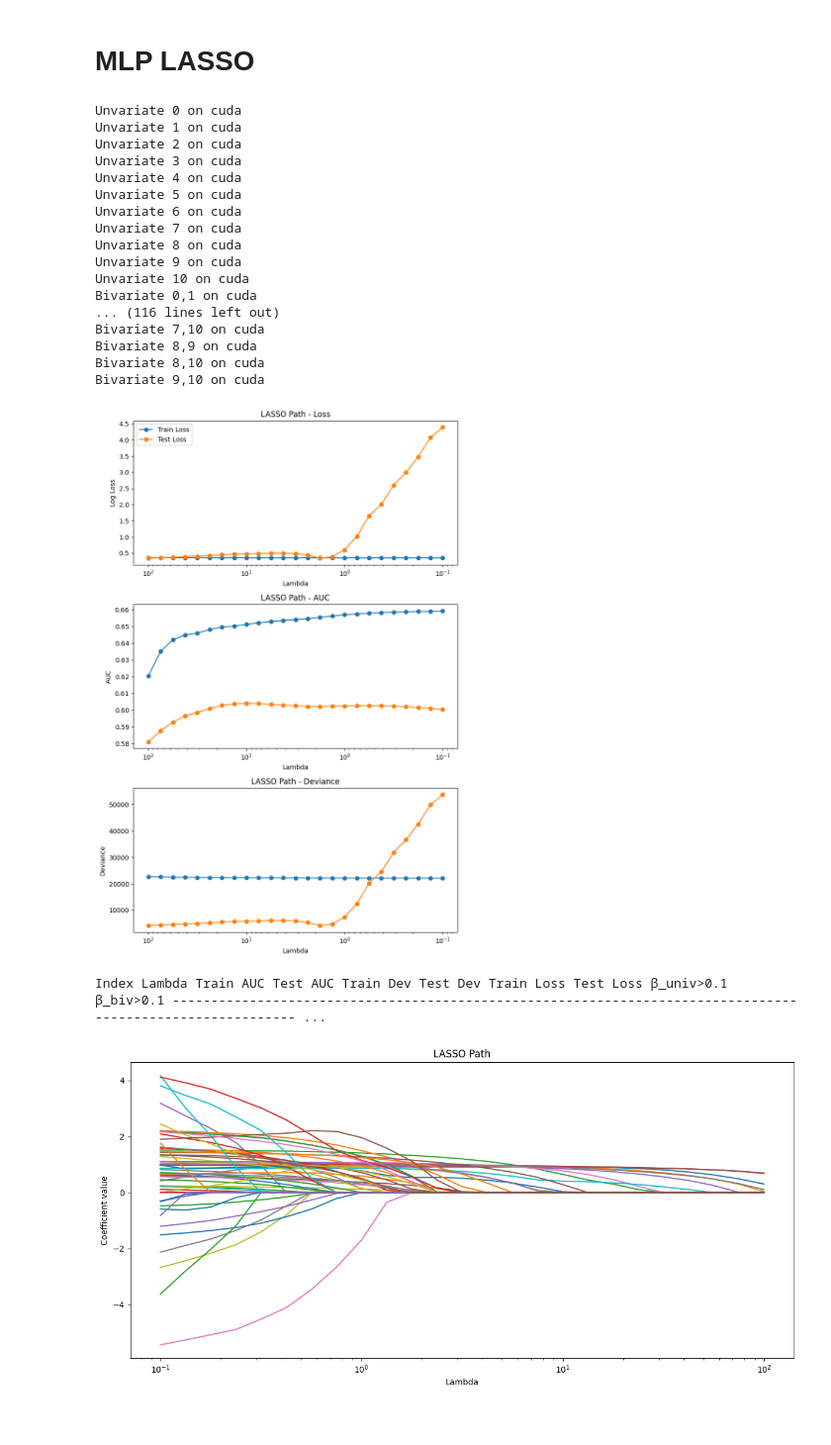
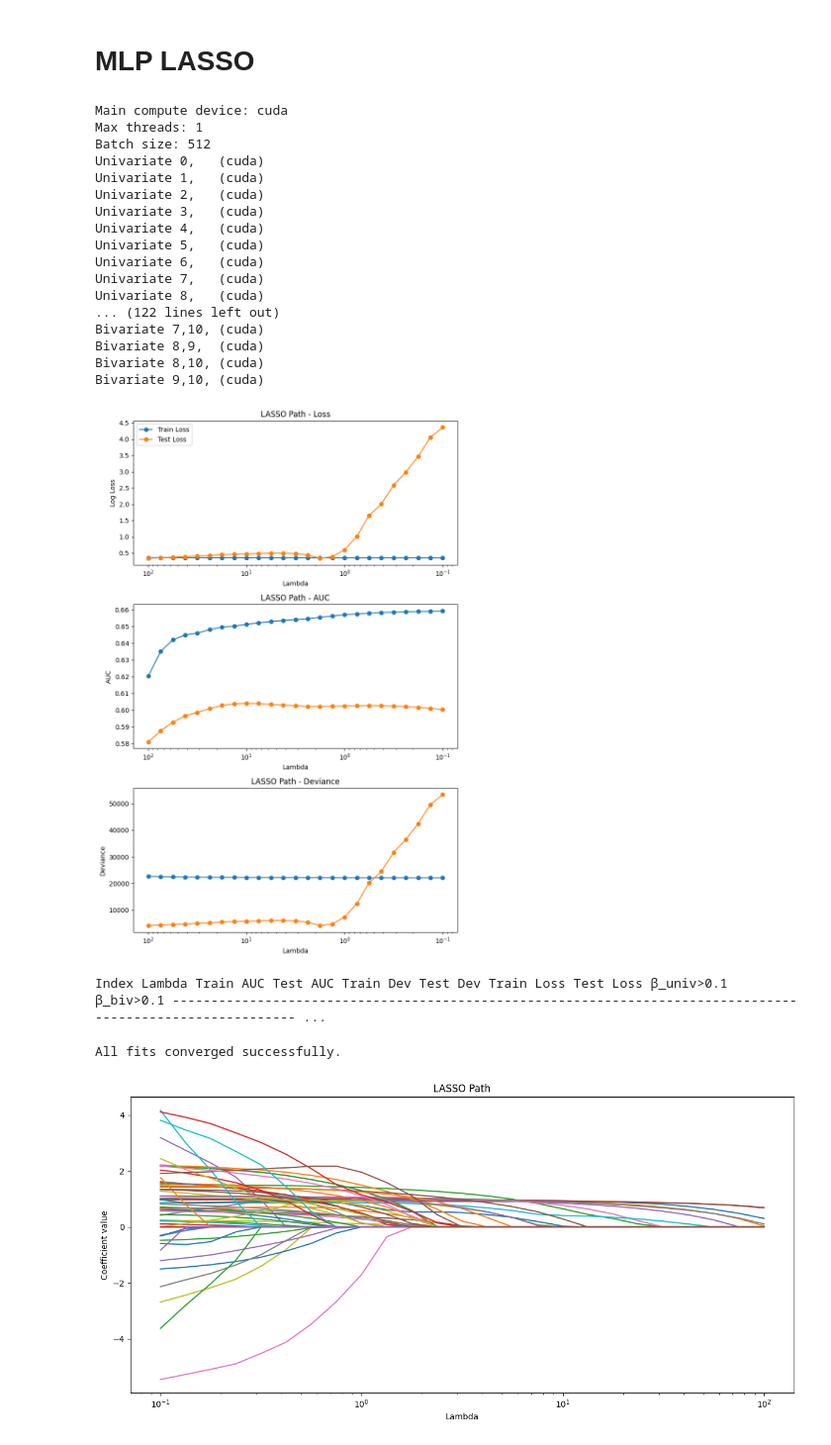
Before and after one commit to AIBCTS/PRiSM, a Jupyter notebook: notebooks/4.04-hpi-unos-full-leb-gpu.ipynb, the cells around one changed output. Shown at 99% size. Saved outputs shown, nothing was run; the diff lists cells and outputs as text; code cells hidden in the pictures.

Commit message:
print less and update gpu notebook batch size

```diff
--- a/notebooks/4.04-hpi-unos-full-leb-gpu.ipynb
+++ b/notebooks/4.04-hpi-unos-full-leb-gpu.ipynb
@@ -64,9 +64,9 @@ y_val = data_val[target_col]
 [x_train,x_test] = normalise(x_train0,x_test0)
 x_val = normalise(x_val0)
 
-x_train_tensor = torch.tensor(x_train.values, dtype=torch.float32)
-x_test_tensor = torch.tensor(x_test.values, dtype=torch.float32)
-x_val_tensor = torch.tensor(x_val.values, dtype=torch.float32)
+x_train_tensor = torch.tensor(x_train.values, dtype=torch.float32, device=device)
+x_test_tensor = torch.tensor(x_test.values, dtype=torch.float32, device=device)
+x_val_tensor = torch.tensor(x_val.values, dtype=torch.float32, device=device)
 
 x_train0_median = x_train0.median().values
 x_train0_std = x_train0.std().values
@@ -159,51 +159,53 @@ if SAVE_MODELS:
 
 # by default, max_workers (threads) = logical CPU cores - 1. Otherwise, set optional argument max_workers
 # for single GPU (cuda): choose max_workers=1.
-# for MPS (Apple Silicon): experiment with max_workers = number of GPU cores, alternatively leave as default (CPU cores)
+# for MPS (Apple Silicon): start with max_workers=1, then experiment with more
 partial_responses_train, partial_responses_test, bivariate_inputs = partial_responses(
     x_train_tensor,
     x_test_tensor,
     mlp,
     method=method,
     device=device,
-    batch_size=1024
+    batch_size=512,
+    max_workers=1,
 )
 # %% [output]
-Unvariate 0 on cuda
-Unvariate 1 on cuda
-Unvariate 2 on cuda
-Unvariate 3 on cuda
-Unvariate 4 on cuda
-Unvariate 5 on cuda
-Unvariate 6 on cuda
-Unvariate 7 on cuda
-Unvariate 8 on cuda
-Unvariate 9 on cuda
-Unvariate 10 on cuda
-Bivariate 0,1 on cuda
-... (116 lines left out)
-Bivariate 7,10 on cuda
-Bivariate 8,9 on cuda
-Bivariate 8,10 on cuda
-Bivariate 9,10 on cuda
+Main compute device: cuda
+Max threads: 1
+Batch size: 512
+Univariate 0,   (cuda)
+Univariate 1,   (cuda)
+Univariate 2,   (cuda)
+Univariate 3,   (cuda)
+Univariate 4,   (cuda)
+Univariate 5,   (cuda)
+Univariate 6,   (cuda)
+Univariate 7,   (cuda)
+Univariate 8,   (cuda)
+... (122 lines left out)
+Bivariate 7,10, (cuda)
+Bivariate 8,9,  (cuda)
+Bivariate 8,10, (cuda)
+Bivariate 9,10, (cuda)
 # %%
 %reload_ext autoreload
 lasso_results = lasso(
     partial_responses_train,
     partial_responses_test,
     y_train,
     y_test,
     bivariate_inputs,
     feature_names=feature_names,
     nlambda=25,
     min_lambda=0.1,
     max_lambda=100,
-    tol=1e-4,
+    early_stopping_tol=1e-4,
     batch_size=2
 )
 # %% [output]
-[figure, old version]
+[figure, new version]
 Index Lambda Train AUC Test AUC Train Dev Test Dev Train Loss Test Loss β_univ>0.1 β_biv>0.1 ----------------------------------------------------------------------------------------------------------- ...
+All fits converged successfully.
 # %%
 lasso_results.plot_lambda_path()
 # %% [output]
```
Also changed, not shown: parts of 4 cells of this notebook, 4 other files.
